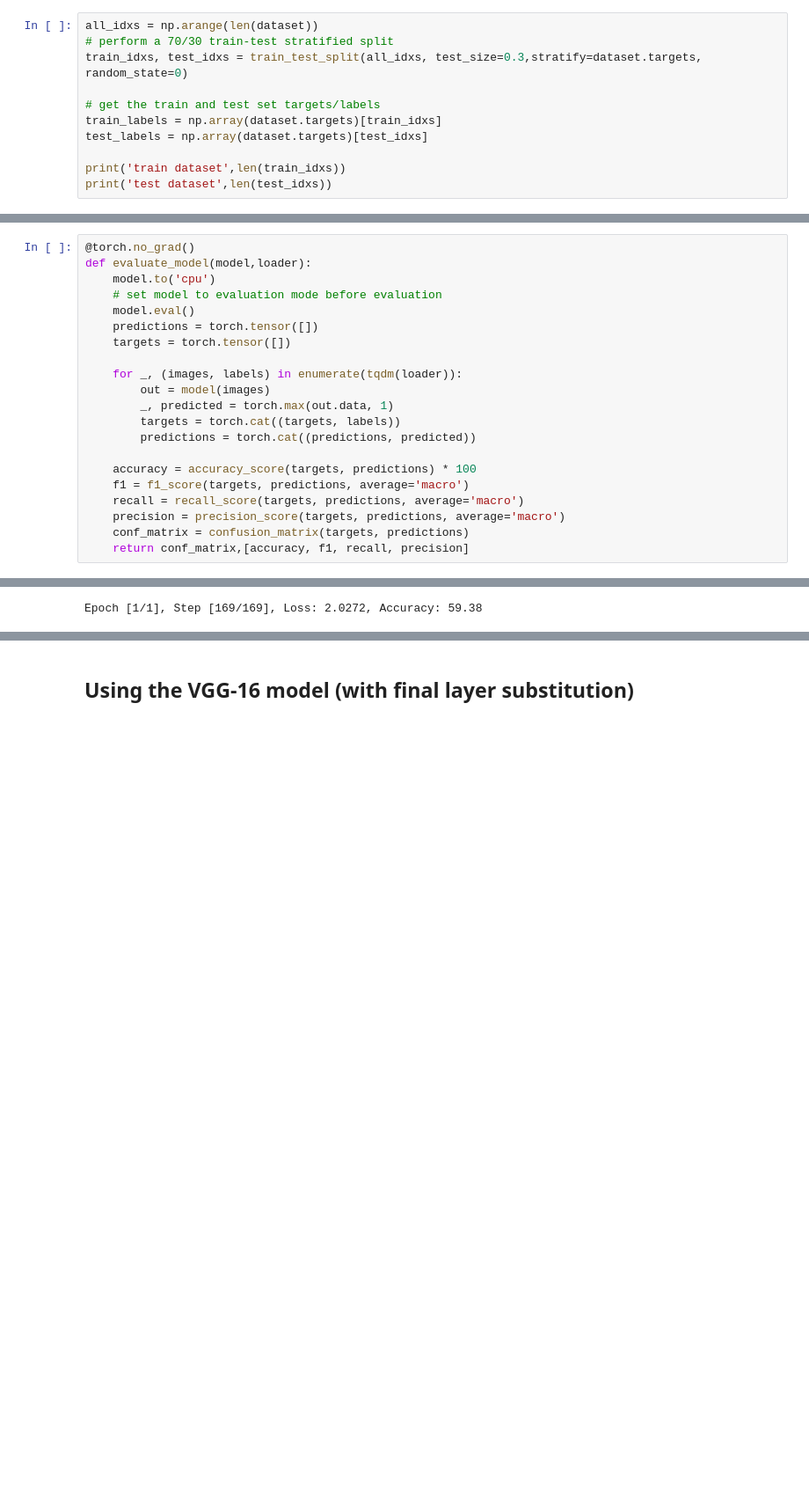
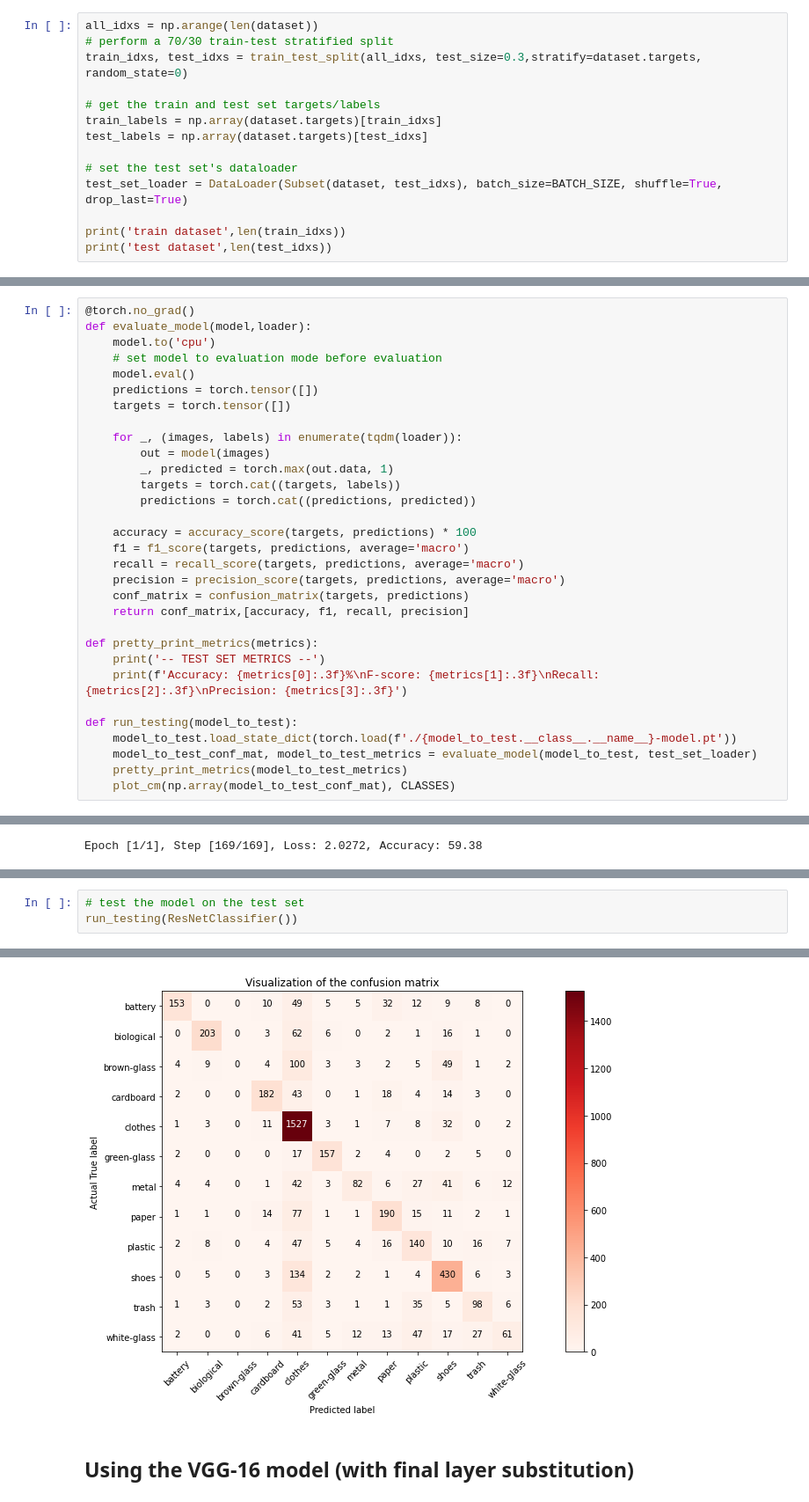
Before and after one commit to krsnvijay/COMP-6771-garbage-classification, a Jupyter notebook: garbage_classifier.ipynb, the cells around one changed output, grey strips where cells are left out. Shown at 88% size. Saved outputs shown, nothing was run; the diff lists cells and outputs as text; blank space fills up the shorter version.

Commit message:
add function to run model against test set

```diff
--- a/garbage_classifier.ipynb
+++ b/garbage_classifier.ipynb
@@ -96,6 +96,9 @@ train_idxs, test_idxs = train_test_split(all_idxs, test_size=0.3,stratify=datase
 train_labels = np.array(dataset.targets)[train_idxs]
 test_labels = np.array(dataset.targets)[test_idxs]
 
+# set the test set's dataloader
+test_set_loader = DataLoader(Subset(dataset, test_idxs), batch_size=BATCH_SIZE, shuffle=True, drop_last=True)
+
 print('train dataset',len(train_idxs))
 print('test dataset',len(test_idxs))
 # %% [output]
@@ -218,6 +221,16 @@ def evaluate_model(model,loader):
     precision = precision_score(targets, predictions, average='macro')
     conf_matrix = confusion_matrix(targets, predictions)
     return conf_matrix,[accuracy, f1, recall, precision]
+
+def pretty_print_metrics(metrics):
+    print('-- TEST SET METRICS --')
+    print(f'Accuracy: {metrics[0]:.3f}%\nF-score: {metrics[1]:.3f}\nRecall: {metrics[2]:.3f}\nPrecision: {metrics[3]:.3f}')
+
+def run_testing(model_to_test):
+    model_to_test.load_state_dict(torch.load(f'./{model_to_test.__class__.__name__}-model.pt'))
+    model_to_test_conf_mat, model_to_test_metrics = evaluate_model(model_to_test, test_set_loader)
+    pretty_print_metrics(model_to_test_metrics)
+    plot_cm(np.array(model_to_test_conf_mat), CLASSES)
 # %% [markdown]
 ### Some plotting utilities
 # %%
@@ -391,3 +405,7 @@ plot_training_metrics(epoch_metrics_df)
 Confusion matrix, without normalization
 [figure]
 [figure]
+# %%
+# test the model on the test set
+run_testing(ResNetClassifier())
+# %% [output]
@@ -394,3 +418,4 @@ Confusion matrix, without normalization
+[figure, added]
 # %% [markdown]
 ## Using the VGG-16 model (with final layer substitution)
 # %%
```
Also changed, not shown: parts of 5 cells of this notebook.
